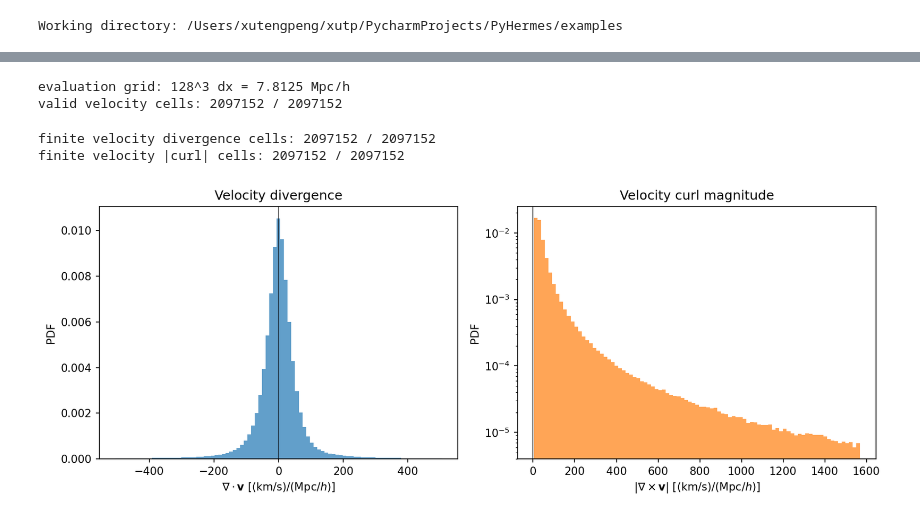
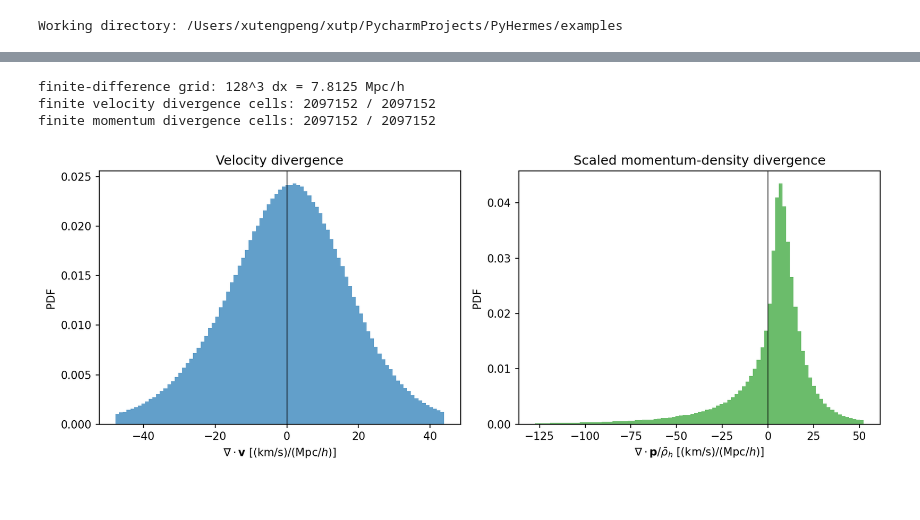
Before and after one commit to SYSUSPA-Projects/PyHermes, a Jupyter notebook: examples/notebooks/weighted_fields.ipynb, the cells around one changed output, grey strips where cells are left out. Saved outputs shown, nothing was run; the diff lists cells and outputs as text; code cells hidden in the pictures.

```diff
--- a/examples/notebooks/weighted_fields.ipynb
+++ b/examples/notebooks/weighted_fields.ipynb
@@ -262,62 +581,59 @@ def finite_hist_bins(values, percentiles=(1, 99), bins=90):
-# %%
-n_eval_grid = 128
-(vx_grid, vy_grid, vz_grid), valid_v_grid, count_grid, dx = sample_normalized_vector_field_grid(
-    count_data,
-    [vx_data, vy_data, vz_data],
-    box_size,
-    n_grid=n_eval_grid,
-)
-finite_velocity = np.isfinite(vx_grid) & np.isfinite(vy_grid) & np.isfinite(vz_grid)
-print("evaluation grid:", f"{n_eval_grid}^3", "dx =", dx, "Mpc/h")
-print("valid velocity cells:", finite_velocity.sum(), "/", finite_velocity.size)
-# %% [output]
-evaluation grid: 128^3 dx = 7.8125 Mpc/h
-valid velocity cells: 2097152 / 2097152
-# %%
-v_div_grid = vector_field_divergence(vx_grid, vy_grid, vz_grid, spacing=dx)
-v_curl_x_grid, v_curl_y_grid, v_curl_z_grid = vector_field_curl(vx_grid, vy_grid, vz_grid, spacing=dx)
-v_curl_magnitude_grid = np.sqrt(v_curl_x_grid**2 + v_curl_y_grid**2 + v_curl_z_grid**2)
-
-finite_v_div = np.isfinite(v_div_grid)
-finite_v_curl = np.isfinite(v_curl_magnitude_grid)
-print("finite velocity divergence cells:", finite_v_div.sum(), "/", v_div_grid.size)
-print("finite velocity |curl| cells:", finite_v_curl.sum(), "/", v_curl_magnitude_grid.size)
-# %% [output]
-finite velocity divergence cells: 2097152 / 2097152
-finite velocity |curl| cells: 2097152 / 2097152
+# %%
+n_eval_grid = 128  # Set to 256 for a tighter but heavier finite-difference reference.
+grid_pos, dx = regular_grid_positions(n_eval_grid, box_size)
+
+(vx_grid, vy_grid, vz_grid), valid_v_grid = sample_normalized_vector_field_grid(
+    count_data,
+    v_data,
+    grid_pos,
+    n_eval_grid,
+)
+(px_grid, py_grid, pz_grid) = sample_vector_field_grid(p_data, grid_pos, n_eval_grid)
+
+v_div_fd_grid = vector_field_divergence(vx_grid, vy_grid, vz_grid, spacing=dx)
+p_div_fd_grid = vector_field_divergence(px_grid, py_grid, pz_grid, spacing=dx)
+
+finite_v_fd = valid_v_grid & np.isfinite(v_div_fd_grid)
+finite_p_fd = np.isfinite(p_div_fd_grid)
+
+print("finite-difference grid:", f"{n_eval_grid}^3", "dx =", dx, "Mpc/h")
+print("finite velocity divergence cells:", finite_v_fd.sum(), "/", v_div_fd_grid.size)
+print("finite momentum divergence cells:", finite_p_fd.sum(), "/", p_div_fd_grid.size)
+# %% [output]
+finite-difference grid: 128^3 dx = 7.8125 Mpc/h
+finite velocity divergence cells: 2097152 / 2097152
+finite momentum divergence cells: 2097152 / 2097152
 # %%
-v_div_pdf = v_div_grid[finite_v_div]
-v_curl_pdf = v_curl_magnitude_grid[finite_v_curl]
+v_div_fd_pdf = v_div_fd_grid[finite_v_fd]
+p_div_fd_pdf = p_div_fd_grid[finite_p_fd] / rho_mean
 
 fig, axes = plt.subplots(1, 2, figsize=(11, 4.2), dpi=150)
 
 for ax, pdf, color, title, xlabel in zip(
     axes,
-    [v_div_pdf, v_curl_pdf],
-    ["tab:blue", "tab:orange"],
-    ["Velocity divergence", "Velocity curl magnitude"],
+    [v_div_fd_pdf, p_div_fd_pdf],
+    ["tab:blue", "tab:green"],
+    ["Velocity divergence", "Scaled momentum-density divergence"],
     [
-        r"$\nabla \cdot \mathbf{v}\ [(\mathrm{km}/\mathrm{s})/(\mathrm{Mpc}/h)]$",
-        r"$|\nabla \times \mathbf{v}|\ [(\mathrm{km}/\mathrm{s})/(\mathrm{Mpc}/h)]$",
+        r"$\nabla \cdot \mathbf{v}\ [({\rm km}/{\rm s})/({\rm Mpc}/h)]$",
+        r"$\nabla \cdot \mathbf{p}/\bar{\rho}_h\ [({\rm km}/{\rm s})/({\rm Mpc}/h)]$",
     ],
 ):
     ax.hist(
         pdf,
         bins=finite_hist_bins(pdf, percentiles=(1, 99), bins=90),
         density=True,
         histtype="stepfilled",
         color=color,
         alpha=0.7,
     )
     ax.axvline(0.0, color="k", lw=1, alpha=0.6)
     ax.set_xlabel(xlabel)
     ax.set_ylabel("PDF")
     ax.set_title(title)
-    if "curl" in title.lower():
-        ax.set_yscale("log")
 
 plt.tight_layout()
-fig.savefig(figs_dir / "weighted_fields_velocity_derivatives_pdf.png", dpi=200, bbox_inches="tight")
+fig.savefig(figs_dir / "weighted_fields_finite_difference_divergence_pdf.png", dpi=200, bbox_inches="tight")
 plt.show()
 # %% [output]
-[figure, old version]
+[figure, new version]
```
Also changed, not shown: parts of 25 cells of this notebook, 4 other files.
